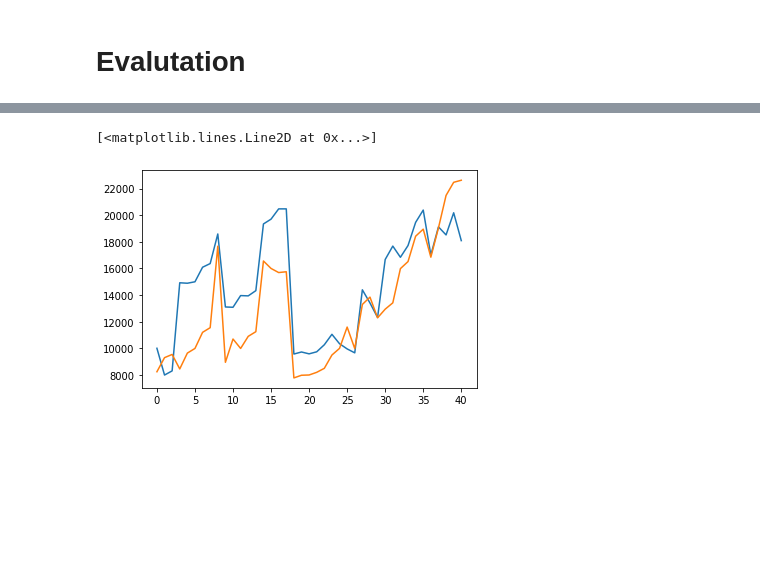
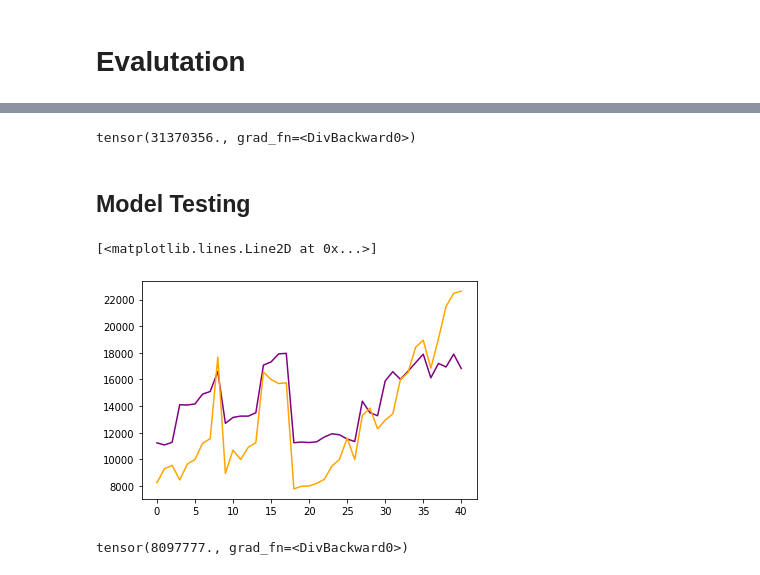
Before and after one commit to oscj/car-price-lin-reg, a Jupyter notebook: modelling.ipynb, the cells around one changed output, grey strips where cells are left out. Cells and saved outputs as stored; diff of their text form; code cells hidden in the pictures; blank space fills up the shorter version.

```diff
--- a/modelling.ipynb
+++ b/modelling.ipynb
@@ -110,6 +110,9 @@ X_test = torch.from_numpy(features_np[train_len: len(features_np) + 1])
 
 Y_train = torch.from_numpy(targets_np[0:train_len])
 Y_test = torch.from_numpy(targets_np[train_len: len(feature_df) + 1])
+
+Y_train = Y_train.view(Y_train.shape[0], 1)
+Y_test = Y_test.view(Y_test.shape[0], 1)
 # %% [markdown]
 # Modelling
 # %%
@@ -171,7 +174,6 @@ def fit(num_epochs, model, loss_fn, opt):
             # Generate predictions
             pred = model(xb)
             loss = loss_fn(pred, yb)
-            losses.append(loss.tolist())
             # Perform gradient descent
             loss.backward()
             opt.step()
@@ -195,9 +203,32 @@ plt.plot(Y_train.detach().numpy())
+# %%
+loss = 0
+for prediction, target in zip(preds, Y_train):
+    loss += loss_fn(prediction, target)
+
+avg_loss = loss / preds.shape[0]
+avg_loss
+# %% [output]
+tensor(31370356., grad_fn=<DivBackward0>)
+# %% [markdown]
+## Model Testing
 # %%
 # Now, use model on test data and see how it performs:
 test_predictions = model(X_test)
 
-plt.plot(test_predictions.detach().numpy())
-plt.plot(Y_test.detach().numpy())
+# purple line is model predictions
+plt.plot(test_predictions.detach().numpy(), 'purple')
+
+# orange line is target value`
+plt.plot(Y_test.detach().numpy(), 'orange')
 # %% [output]
 [<matplotlib.lines.Line2D at 0x...>]
-[figure, old version]
+[figure, new version]
+# %%
+loss = 0
+for prediction, target in zip(test_predictions, Y_test):
+    loss += loss_fn(prediction, target)
+
+avg_loss = loss / test_predictions.shape[0]
+avg_loss
+# %% [output]
+tensor(8097777., grad_fn=<DivBackward0>)
```
Also changed, not shown: parts of 6 cells of this notebook.
